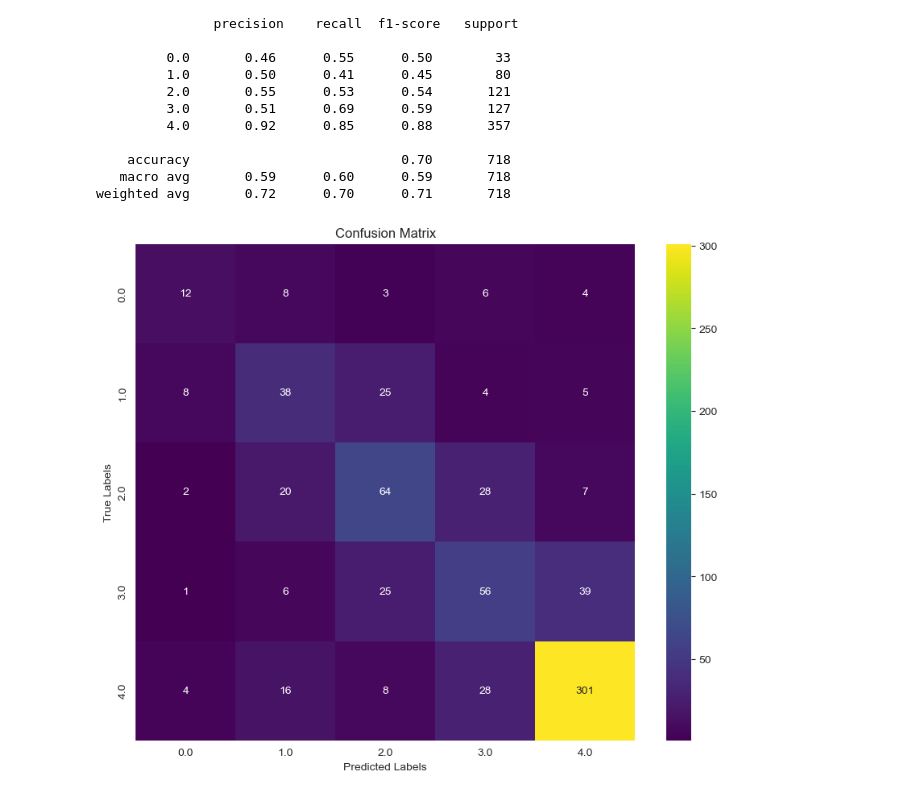
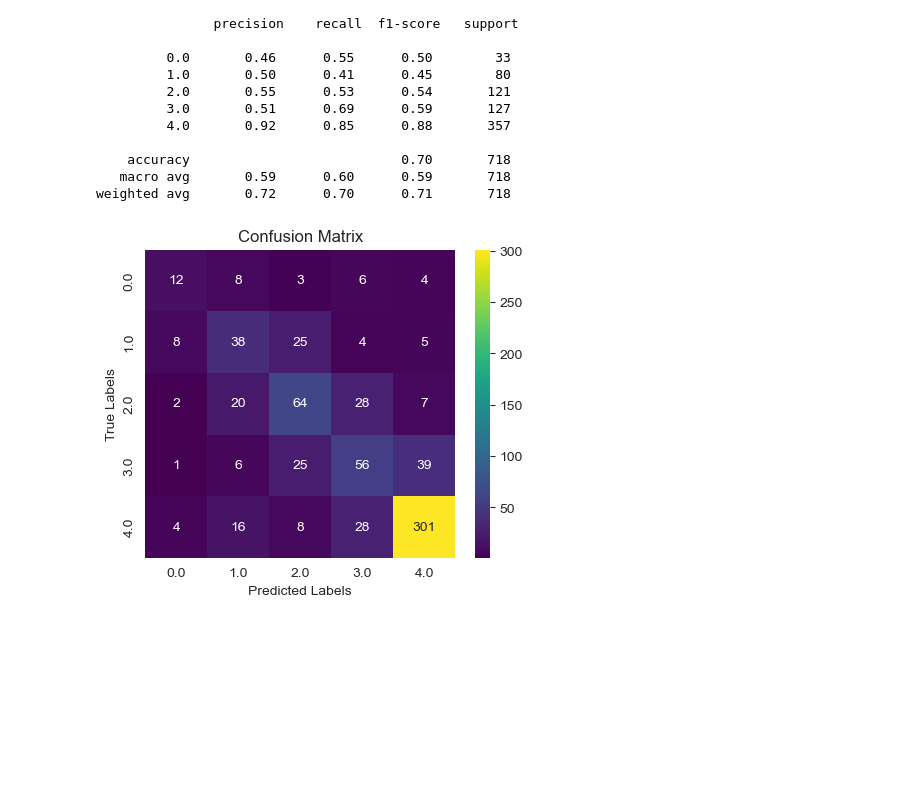
Before and after one commit to hoangcanthi/INM-701-coursework-group-Viet-Hoang-Pham---Jakub-Wochniak, a Jupyter notebook: Main.ipynb, the cells around one changed output. Cells and saved outputs as stored; diff of their text form; code cells hidden in the pictures; blank space fills up the shorter version.

```diff
--- a/Main.ipynb
+++ b/Main.ipynb
@@ -268,11 +299,11 @@ weighted avg       0.72      0.70      0.71       718
 # %%
 cm = confusion_matrix(y_test, y_pred_original)
 
-plt.figure(figsize=(10, 8))
+plt.figure(figsize=(5, 4))
 sns.heatmap(cm,annot=True,fmt="d",cmap="viridis", cbar=True,xticklabels=svm_original.classes_,yticklabels=svm_original.classes_,  )
 plt.title("Confusion Matrix")
 plt.xlabel("Predicted Labels")
 plt.ylabel("True Labels")
 plt.show()
 # %% [output]
-[figure, old version]
+[figure, new version]
```
Also changed, not shown: parts of 23 cells of this notebook.
